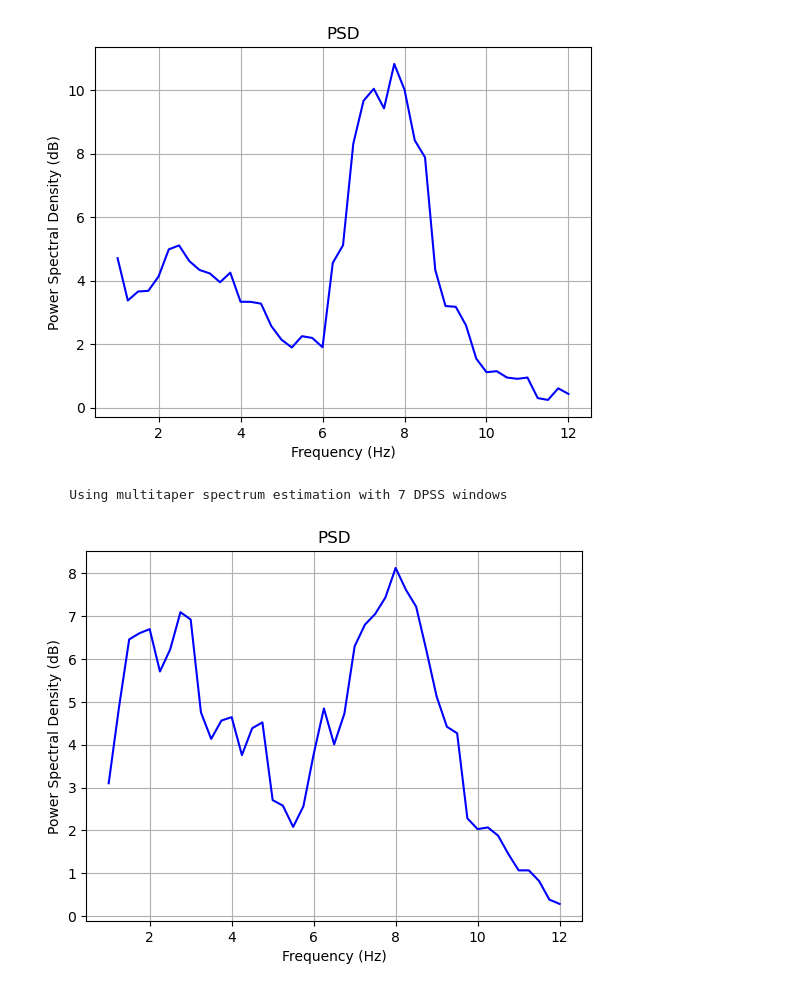
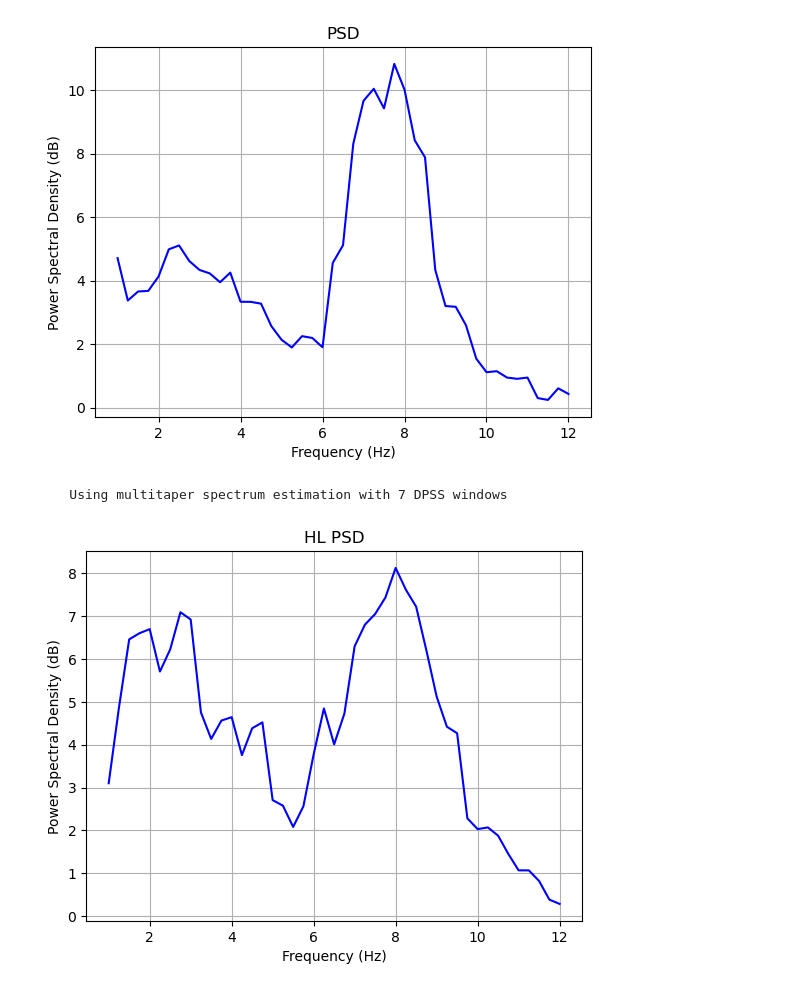
Before and after one commit to impPie/labpc, a Jupyter notebook: handler/visu.ipynb, the cells around one changed output. Cells and saved outputs as stored; diff of their text form; code cells hidden in the pictures.

```diff
--- a/handler/visu.ipynb
+++ b/handler/visu.ipynb
@@ -657,17 +712,17 @@ plt.show()
 # %%
 psd1, freqs1 = eps['HL'][1].compute_psd(
     fmin=1, fmax=12).get_data(return_freqs=True)
 fig, ax = plt.subplots()
 # Set the x-axis and y-axis labels
 ax.set_xlabel('Frequency (Hz)')
 ax.set_ylabel('Power Spectral Density (dB)')
-ax.set_title('PSD')
+ax.set_title('HL PSD')
 ax.plot(freqs1, psd1.reshape(-1), color='blue', label="H=>H")
 plt.grid()
 plt.show()
 # %% [output]
     Using multitaper spectrum estimation with 7 DPSS windows
-[figure, old version]
+[figure, new version]
 # %%
 psd1, freqs1 = eps['HH'][0].compute_psd(fmin=1, fmax=12).get_data( return_freqs=True)
 fig, ax = plt.subplots()
```
Also changed, not shown: parts of 9 cells of this notebook, 1 other file.
